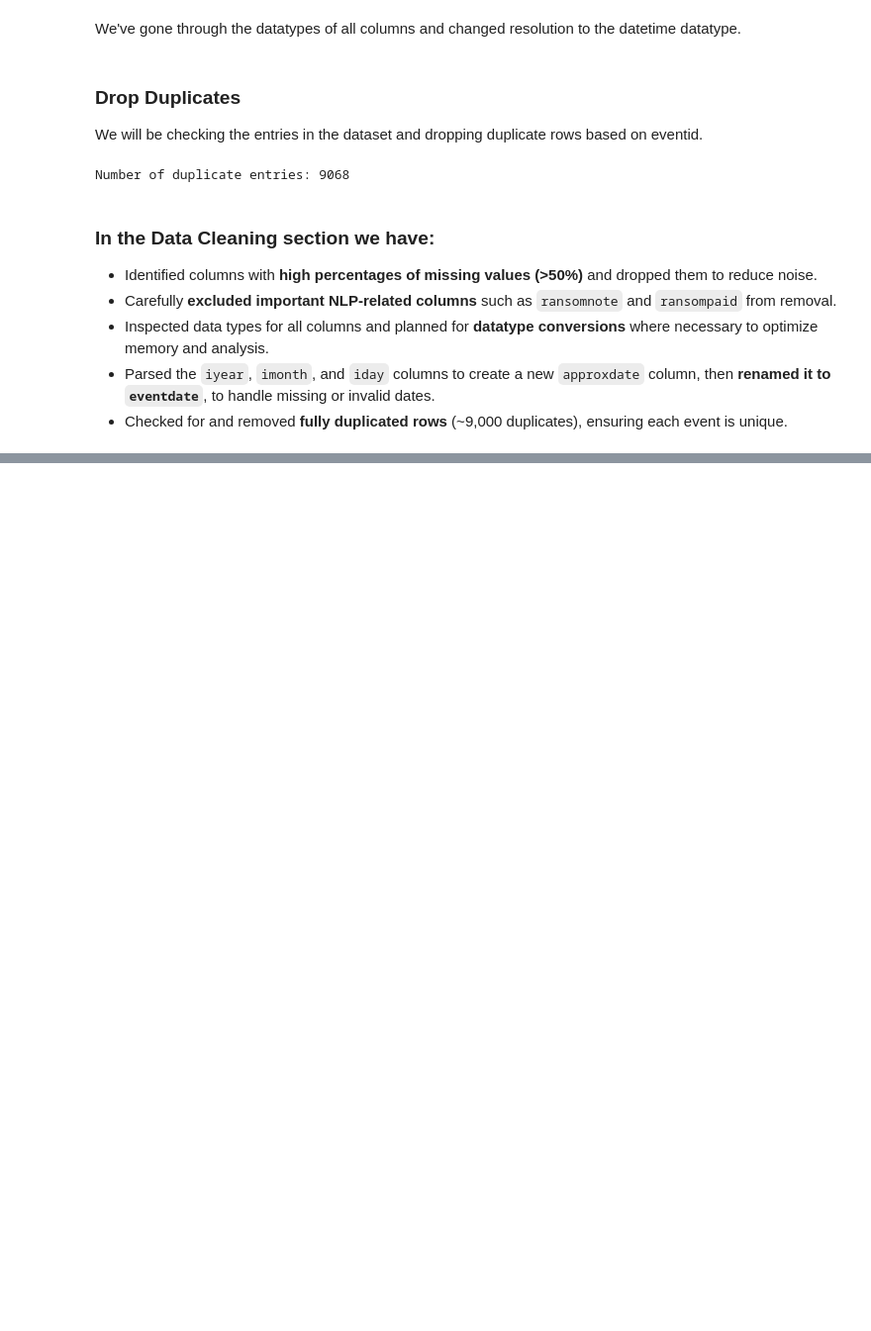
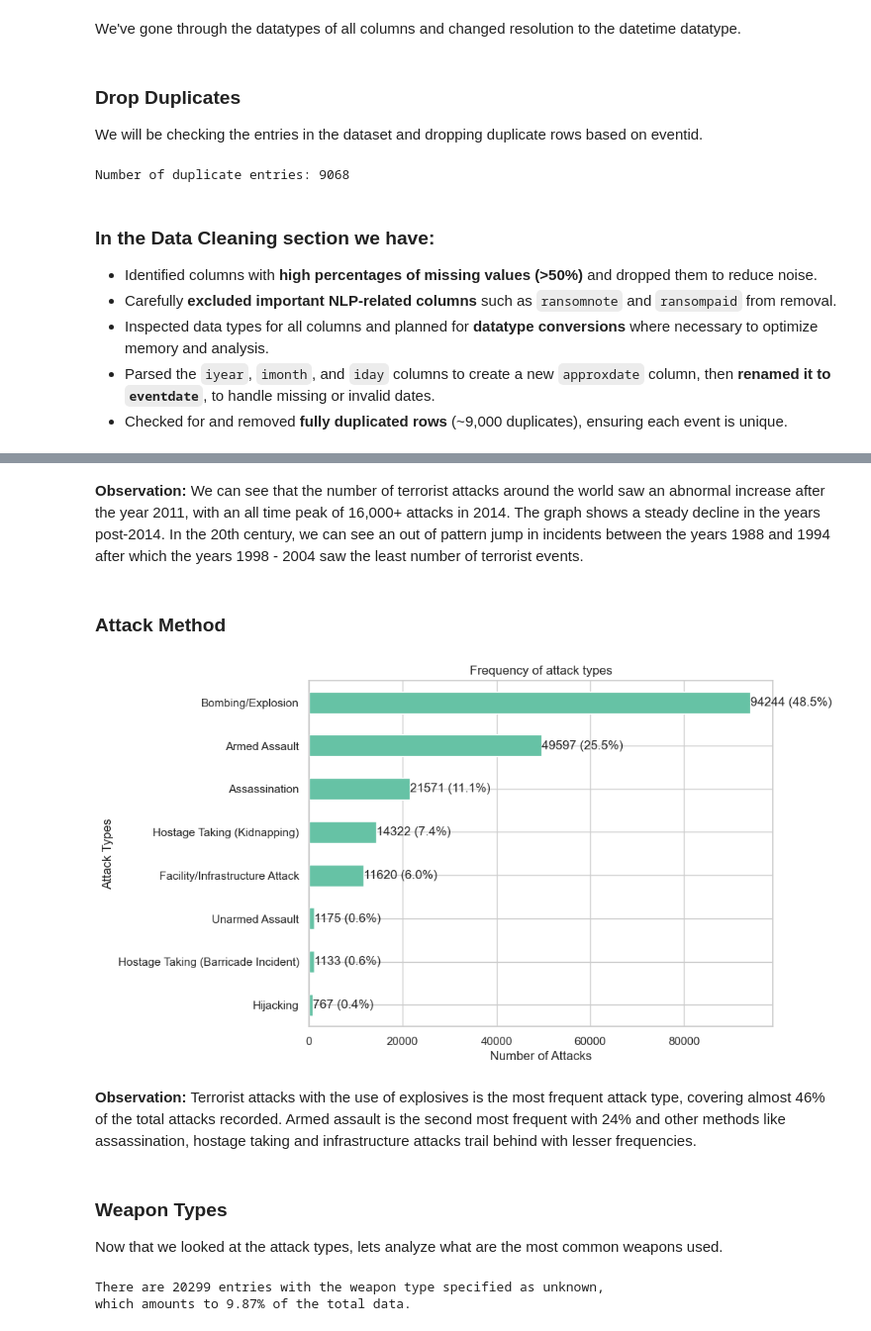
Before and after one commit to anvony/gtd-eda-project, a Jupyter notebook: gtd_eda.ipynb, the cells around one changed output, grey strips where cells are left out. Shown at 99% size. Cells and saved outputs as stored; diff of their text form; code cells hidden in the pictures; blank space fills up the shorter version.

```diff
--- a/gtd_eda.ipynb
+++ b/gtd_eda.ipynb
@@ -243,0 +267,38 @@ Number of duplicate entries: 9068
+# %% [markdown]
+**Observation:**
+We can see that the number of terrorist attacks around the world saw an abnormal increase after the year 2011, with an all time peak of 16,000+ attacks in 2014. The graph shows a steady decline in the years post-2014.
+In the 20th century, we can see an out of pattern jump in incidents between the years 1988 and 1994 after which the years 1998 - 2004 saw the least number of terrorist events.
+# %% [markdown]
+### Attack Method
+# %%
+#Lets look at the top attack methods with the percentage of how often it occurred.
+atk_counts = terror["attacktype1_txt"].value_counts(dropna=False)
+atk_counts = atk_counts.drop('Unknown')
+
+#Plotting the top attacktypes.
+axes = atk_counts.sort_values().plot(kind = 'barh',figsize=(8,6)) # returns axes object
+
+axes.set_xlabel(r"Number of Attacks")
+axes.set_ylabel("Attack Types")
+axes.set_title("Frequency of attack types")
+
+for i, v in enumerate(atk_counts.sort_values()):
+    atk_percent = v / atk_counts.sum() * 100
+    axes.text(v + 5, i, f"{v} ({atk_percent:.1f}%)", va='center')
+# %% [output]
+[figure, added]
+# %% [markdown]
+**Observation:**
+Terrorist attacks with the use of explosives is the most frequent attack type, covering almost 46% of the total attacks recorded. Armed assault is the second most frequent with 24% and other methods like assassination, hostage taking and infrastructure attacks trail behind with lesser frequencies.
+# %% [markdown]
+### Weapon Types
+Now that we looked at the attack types, lets analyze what are the most common weapons used.
+# %%
+#First lets see how often the weapon type is specified in the dataset.
+unknown_weap = (terror["weaptype1_txt"]=="Unknown").sum()
+unknown_perc = ((unknown_weap/terror["weaptype1_txt"].count()) *100).round(2)
+
+print(f"There are {unknown_weap} entries with the weapon type specified as unknown, \nwhich amounts to {unknown_perc}% of the total data.")
+# %% [output]
+There are 20299 entries with the weapon type specified as unknown,
+which amounts to 9.87% of the total data.
```
Also changed, not shown: parts of 51 cells of this notebook, 1 other file.
